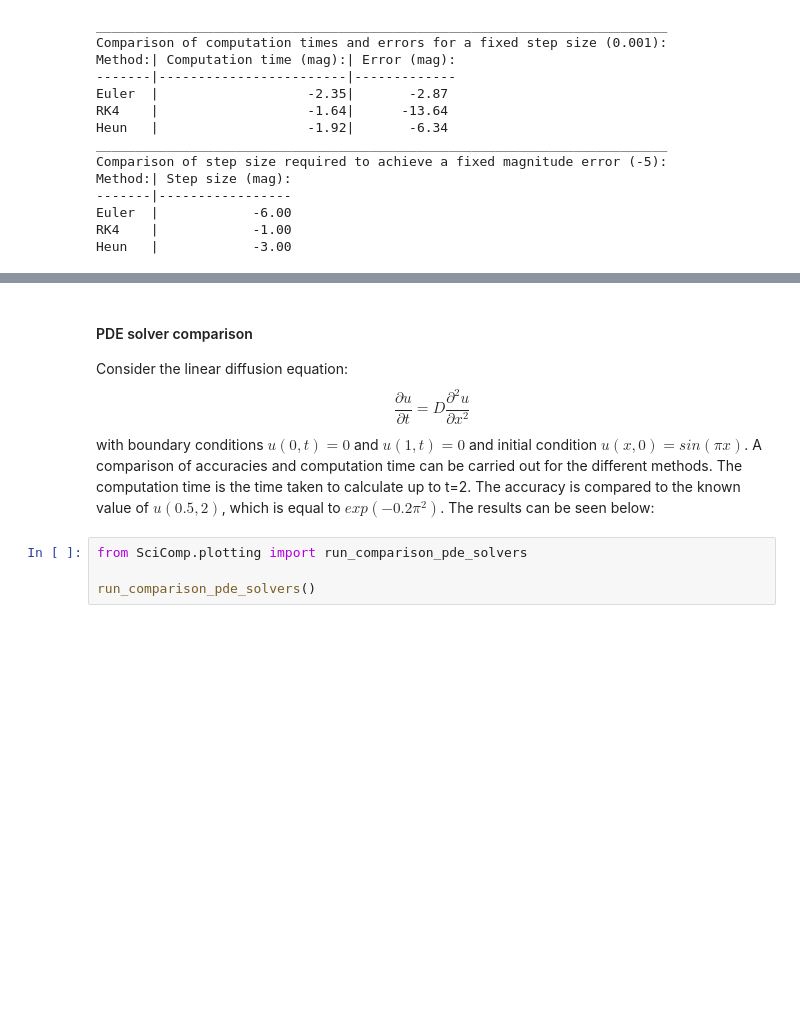
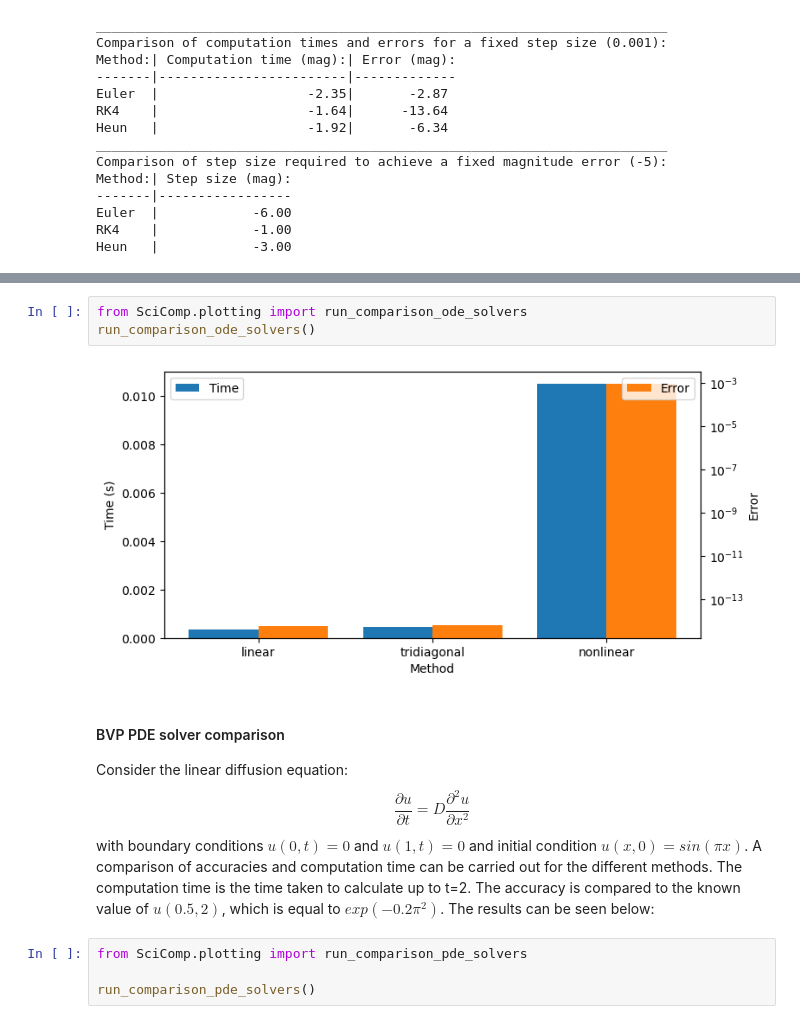
Before and after one commit to dupput/EMAT3008-ScientificComputing, a Jupyter notebook: Report.ipynb, the cells around one changed output, grey strips where cells are left out. Cells and saved outputs as stored; diff of their text form; blank space fills up the shorter version.

```diff
--- a/Report.ipynb
+++ b/Report.ipynb
@@ -256,5 +263,10 @@ As can be seen from the graphs and diagnostic tables, the Euler method is the le
+# %%
+from SciComp.plotting import run_comparison_ode_solvers
+run_comparison_ode_solvers()
+# %% [output]
+[figure, added]
 # %% [markdown]
-#### PDE solver comparison
+#### BVP PDE solver comparison
 Consider the linear diffusion equation:
 $$
 \frac{\partial u}{\partial t} = D\frac{\partial^2 u}{\partial x^2}
```
Also changed, not shown: parts of 2 cells of this notebook.
